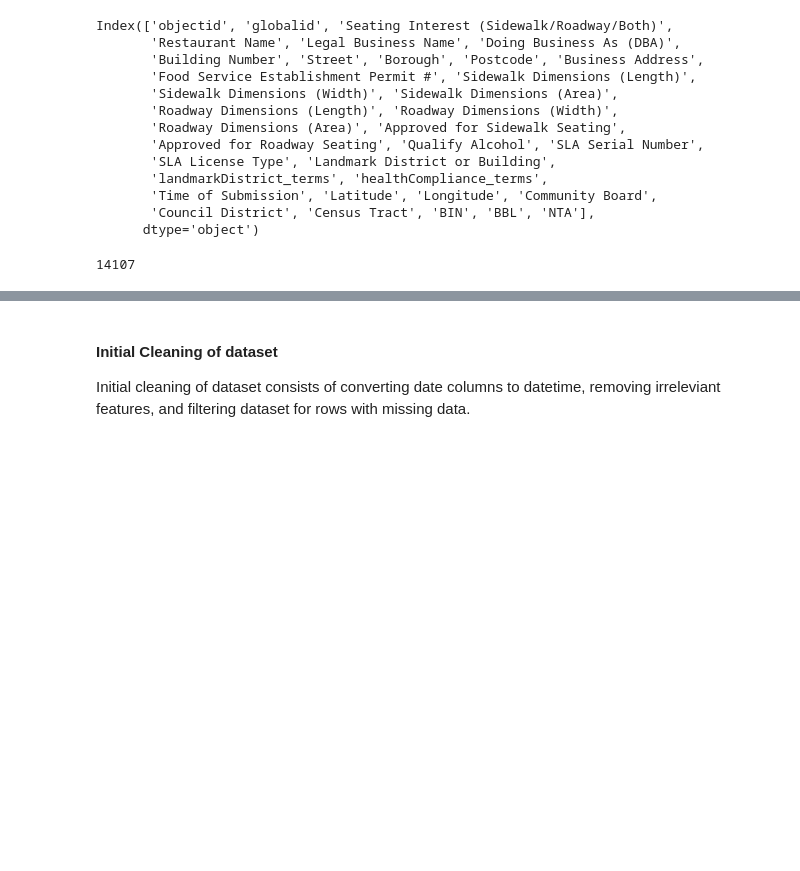
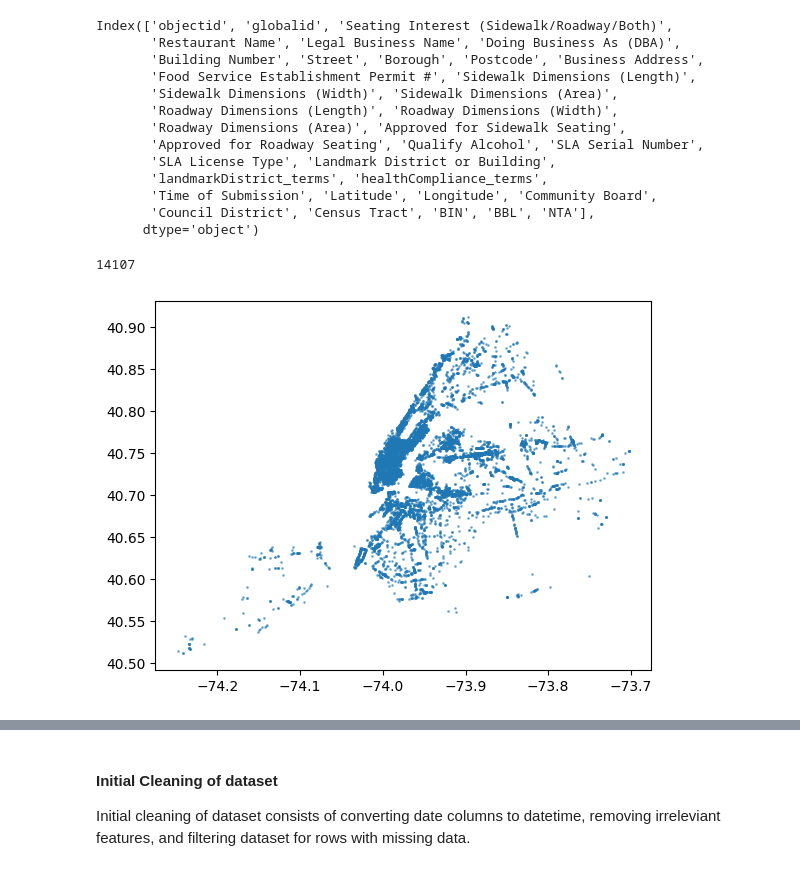
Before and after one commit to MatthewDShen/rat-city, a Jupyter notebook: open_restaurants.ipynb, the cells around one changed output, grey strips where cells are left out. Cells and saved outputs as stored; diff of their text form; code cells hidden in the pictures; blank space fills up the shorter version.

Commit message:
finish cleaning feature data

```diff
--- a/open_restaurants.ipynb
+++ b/open_restaurants.ipynb
@@ -4,7 +4,7 @@ import matplotlib.pyplot as plt
 import seaborn as sns
 import plotly.express as px
 # %%
-openRest = pd.read_csv('Open_Restaurant_Applications.csv')
+openRest = pd.read_csv('raw_data\Open_Restaurant_Applications.csv')
 # %% [markdown]
 #### Initial review / EDA of open restaurant application data
 # %%
@@ -28,6 +28,12 @@ Index(['objectid', 'globalid', 'Seating Interest (Sidewalk/Roadway/Both)',
 len(openRest)
 # %% [output]
 14107
+# %%
+# plot open restaurant lat / long on scatter plot to visualize locations
+plt.scatter(openRest.Longitude, openRest.Latitude, s=1, alpha=0.5)
+plt.show()
+# %% [output]
+[figure, added]
 # %%
 openRest.describe()
 # %% [output]
```
Also changed, not shown: parts of 18 cells of this notebook, 7 other files.
